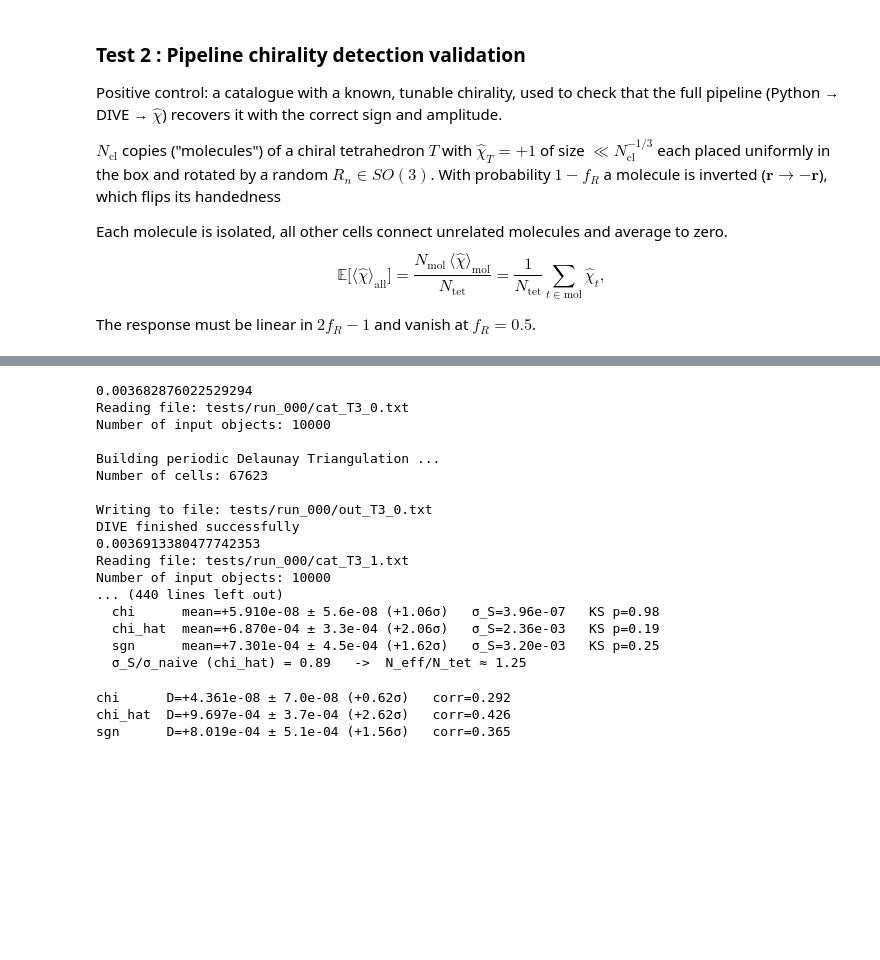
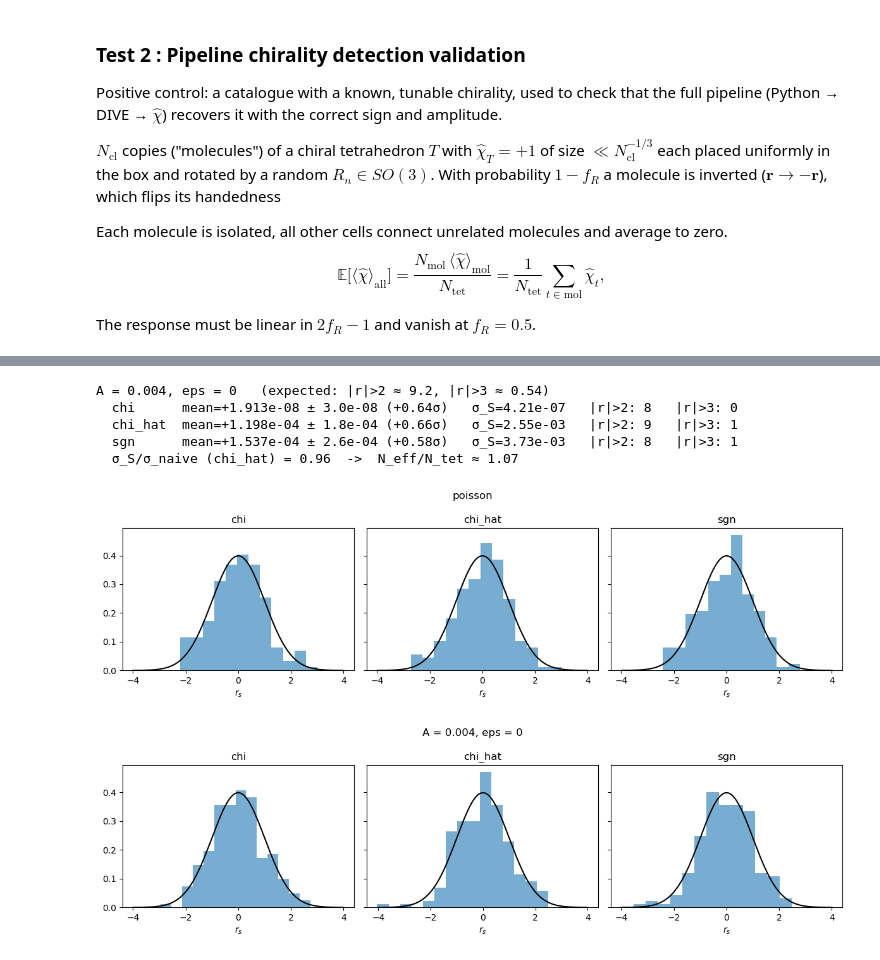
Before and after one commit to josue-aubert/tp4a-pv-delaunay, a Jupyter notebook: parity_injection.ipynb, the cells around one changed output, grey strips where cells are left out. Cells and saved outputs as stored; diff of their text form; code cells hidden in the pictures; blank space fills up the shorter version.

Commit message:
Add three tests

```diff
--- a/parity_injection.ipynb
+++ b/parity_injection.ipynb
@@ -125,7 +133,7 @@ tests = {
     "rot90": np.c_[(-cat[:, 1]) % 1.0, cat[:, 0], cat[:, 2]],
     "trans": (cat + [0.3712, 0.118, 0.6543]) % 1.0,
 }
-out = {k: parity_stat(v, f"T1_{k}", root="tests")[1].sum() for k, v in tests.items()}
+out = {k: parity_stat(v, f"T1_{k}")[1].sum() for k, v in tests.items()}
 for k, v in out.items():
     print(f"{k:6s} {v:+.10e}   ratio/ref = {v/out['ref']:+.10f}")
 # %% [output]
@@ -237,30 +236,41 @@ $N_s$ independent realisations: $\bar S=\frac1{N_s}\sum_s S_s,\quad \sigma_{\bar
 from scipy import stats
 from tqdm.notebook import tqdm
 
-Nseed = 50
-cases = {"poisson (A=0)":  dict(A=0.0,   eps=0.0),
-         "eps=0, A=0.004": dict(A=0.004, eps=0.0)}
+Nseed = 200
+cases = {"poisson":            ("poisson", dict(A=0.0,   eps=0.0)),
+         "A = 0.004, eps = 0": ("A0p004",  dict(A=0.004, eps=0.0))}   # label: (file tag, params)
 
 null = {}
-for name, kw in cases.items():
+for name, (tag, kw) in cases.items():
     S = {"chi": [], "chi_hat": [], "sgn": []}
-    naive = []
+    naive_var = []
     for s in tqdm(range(Nseed), desc=name):
         cat = build_catalogue(Ngal=1e4, L=1, seed=s, **kw)
-        chi, chi_hat = parity_stat(cat, f"T3_{s}", root="tests")
+        chi, chi_hat = parity_stat(cat, f"T3_{tag}_{s}")   # file name without spaces/=/,
         S["chi"].append(chi.mean())
         S["chi_hat"].append(chi_hat.mean())
         S["sgn"].append(np.sign(chi).mean())
-        naive.append(chi_hat.std() / np.sqrt(len(chi_hat)))   # sigma ignoring cell correlations
+        naive_var.append(chi_hat.var(ddof=1) / len(chi_hat))
     null[name] = {k: np.array(v) for k, v in S.items()}
 
-    print(f"\n{name}")
+    print(f"\n{name}   (expected: |r|>2 ≈ {0.046*Nseed:.1f}, |r|>3 ≈ {0.0027*Nseed:.2f})")
     for k, v in null[name].items():
         sig = v.std(ddof=1)
         err = sig / np.sqrt(Nseed)
-        p_ks = stats.kstest((v - v.mean()) / sig, "norm").pvalue
+        r = (v - v.mean()) / sig
         print(f"  {k:8s} mean={v.mean():+.3e} ± {err:.1e} ({v.mean()/err:+.2f}σ)   "
-              f"σ_S={sig:.2e}   KS p={p_ks:.2f}")
-    ratio = null[name]["chi_hat"].std(ddof=1) / np.mean(naive)
-    print(f"  σ_S/σ_naive (chi_hat) = {ratio:.2f}   ->  N_eff/N_tet ≈ {1/ratio**2:.2f}")
+              f"σ_S={sig:.2e}   |r|>2: {(abs(r)>2).sum()}   |r|>3: {(abs(r)>3).sum()}")
+
+# histograms of r_s
+x = np.linspace(-4, 4, 200)
+for name in null:
+    fig, axs = plt.subplots(1, 3, figsize=(12, 3.5), sharey=True)
+    for ax, (k, v) in zip(axs, null[name].items()):
+        r = (v - v.mean()) / v.std(ddof=1)
+        ax.hist(r, bins="auto", density=True, alpha=0.6)
+        ax.plot(x, stats.norm.pdf(x), "k")
+        ax.set(title=k, xlabel=r"$r_s$")
+    fig.suptitle(name)
+    plt.tight_layout()
+plt.show()
 # %% [output]
@@ -284,29 +282,7 @@ Number of input objects: 10000
-0.003682876022529294
-Reading file: tests/run_000/cat_T3_0.txt
-Number of input objects: 10000
-
-Building periodic Delaunay Triangulation ...
-Number of cells: 67623
-
-Writing to file: tests/run_000/out_T3_0.txt
-DIVE finished successfully
-0.0036913380477742353
-Reading file: tests/run_000/cat_T3_1.txt
-Number of input objects: 10000
-... (440 lines left out)
-  chi      mean=+5.910e-08 ± 5.6e-08 (+1.06σ)   σ_S=3.96e-07   KS p=0.98
-  chi_hat  mean=+6.870e-04 ± 3.3e-04 (+2.06σ)   σ_S=2.36e-03   KS p=0.19
-  sgn      mean=+7.301e-04 ± 4.5e-04 (+1.62σ)   σ_S=3.20e-03   KS p=0.25
-  σ_S/σ_naive (chi_hat) = 0.89   ->  N_eff/N_tet ≈ 1.25
+A = 0.004, eps = 0   (expected: |r|>2 ≈ 9.2, |r|>3 ≈ 0.54)
+  chi      mean=+1.913e-08 ± 3.0e-08 (+0.64σ)   σ_S=4.21e-07   |r|>2: 8   |r|>3: 0
+  chi_hat  mean=+1.198e-04 ± 1.8e-04 (+0.66σ)   σ_S=2.55e-03   |r|>2: 9   |r|>3: 1
+  sgn      mean=+1.537e-04 ± 2.6e-04 (+0.58σ)   σ_S=3.73e-03   |r|>2: 8   |r|>3: 1
+  σ_S/σ_naive (chi_hat) = 0.96  ->  N_eff/N_tet ≈ 1.07
+[figure, added]
+[figure, added]
-# %%
-P = null["poisson (A=0)"]
-E = null["eps=0, A=0.004"]
-for k in ("chi", "chi_hat", "sgn"):
-    D = E[k] - P[k]
-    err = D.std(ddof=1) / np.sqrt(len(D))
-    rho = np.corrcoef(E[k], P[k])[0, 1]
-    print(f"{k:8s} D={D.mean():+.3e} ± {err:.1e} ({D.mean()/err:+.2f}σ)   corr={rho:.3f}")
-# %% [output]
-chi      D=+4.361e-08 ± 7.0e-08 (+0.62σ)   corr=0.292
-chi_hat  D=+9.697e-04 ± 3.7e-04 (+2.62σ)   corr=0.426
-sgn      D=+8.019e-04 ± 5.1e-04 (+1.56σ)   corr=0.365
```
Also changed, not shown: parts of 7 cells of this notebook.
